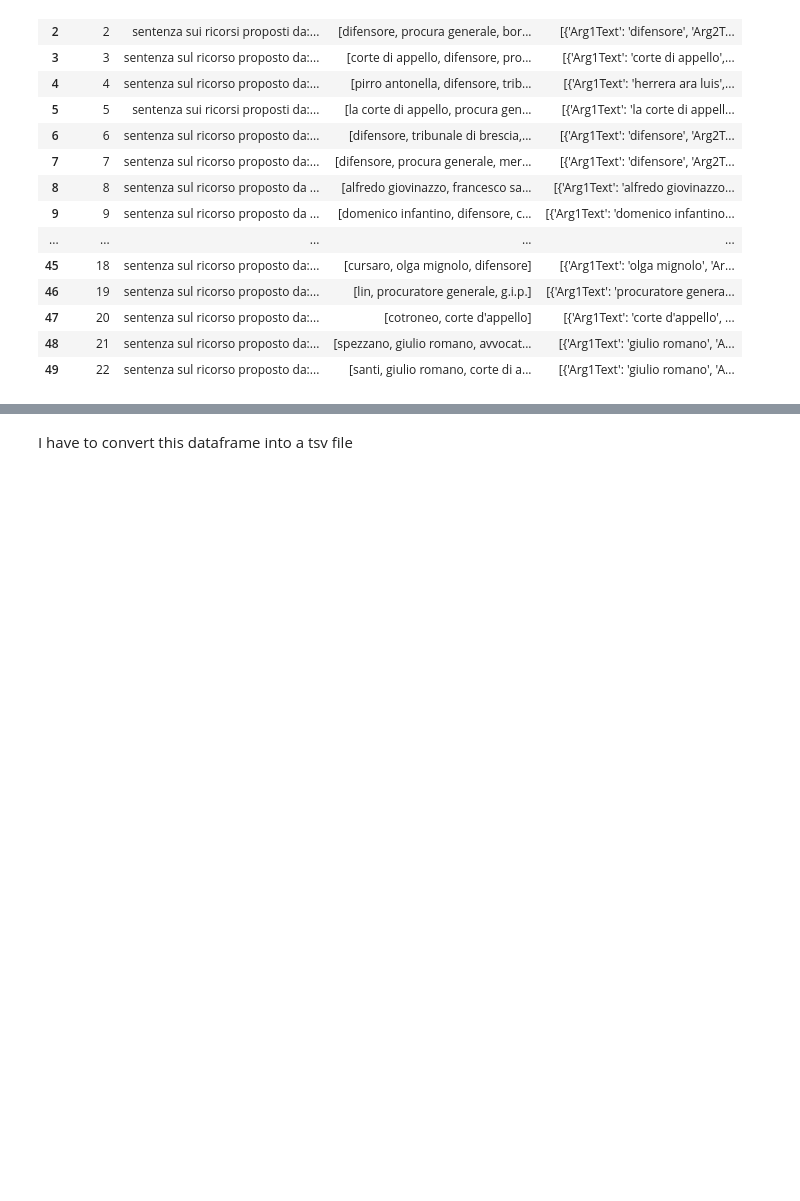
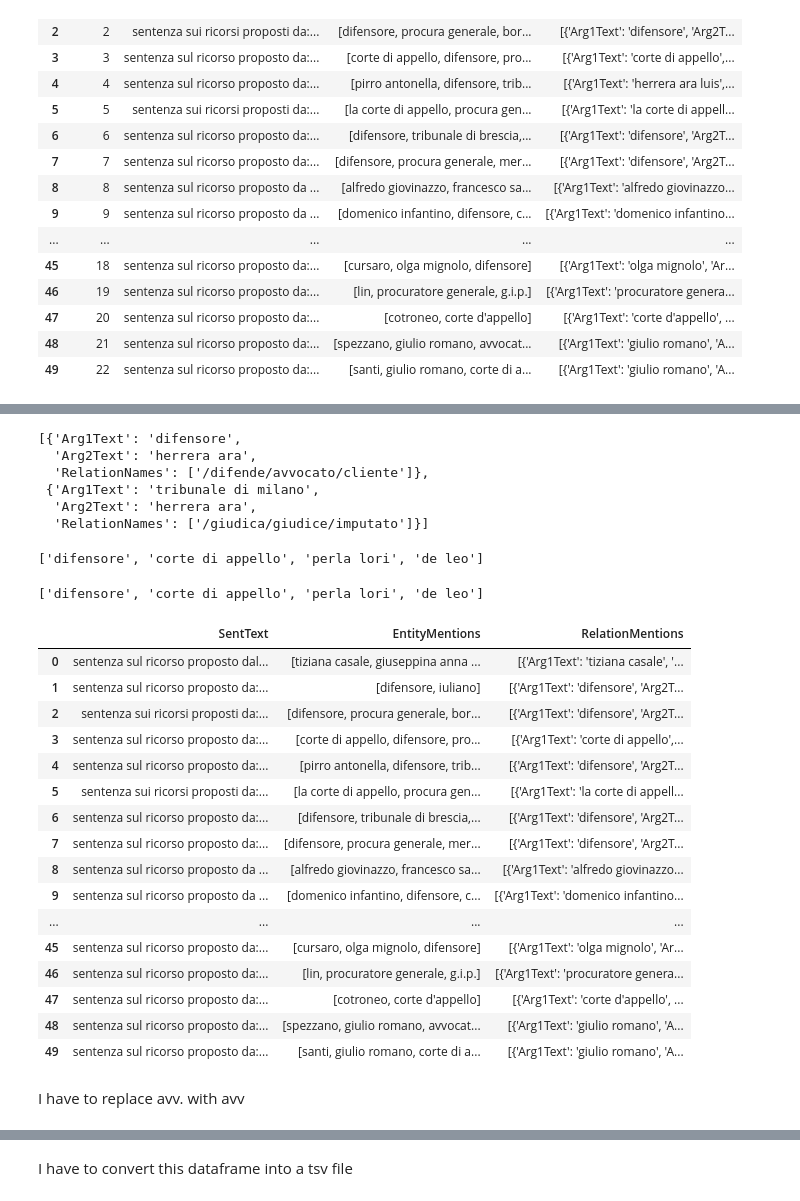
Before and after one commit to Gianpe/NLP_Anonymization, a Jupyter notebook: notebooks/Step2_DataPreparation/DataUnd_DataPrep.ipynb, the cells around one changed output, grey strips where cells are left out. Cells and saved outputs as stored; diff of their text form; code cells hidden in the pictures; blank space fills up the shorter version.

```diff
--- a/notebooks/Step2_DataPreparation/DataUnd_DataPrep.ipynb
+++ b/notebooks/Step2_DataPreparation/DataUnd_DataPrep.ipynb
@@ -258,0 +273,54 @@ data_annotated.drop('SentId',axis = 1, inplace = True)
+# %%
+data_annotated.iloc[4]['RelationMentions'] = data_annotated.iloc[4]['RelationMentions'][1:]
+# %%
+data_annotated.iloc[4]['RelationMentions']
+# %% [output]
+[{'Arg1Text': 'difensore',
+  'Arg2Text': 'herrera ara',
+  'RelationNames': ['/difende/avvocato/cliente']},
+ {'Arg1Text': 'tribunale di milano',
+  'Arg2Text': 'herrera ara',
+  'RelationNames': ['/giudica/giudice/imputato']}]
+# %%
+def remove_repetition(lista):
+    lista_new = []
+    for x in lista:
+        contenuto = []
+        for s in lista:
+            if x != s:
+                contenuto.append(x in s)
+        if not (True in contenuto):
+            lista_new.append(x)
+    return lista_new
+# %%
+remove_repetition(data_annotated.iloc[13]['EntityMentions'])
+# %% [output]
+['difensore', 'corte di appello', 'perla lori', 'de leo']
+# %%
+data_annotated['EntityMentions'] = data_annotated['EntityMentions'].apply(remove_repetition)
+# %%
+data_annotated.iloc[13]['EntityMentions']
+# %% [output]
+['difensore', 'corte di appello', 'perla lori', 'de leo']
+# %%
+data_annotated
+# %% [output]
+|  | SentText | EntityMentions | RelationMentions |
+| 0 | sentenza sul ricorso proposto dal... | [tiziana casale, giuseppina anna ... | [{'Arg1Text': 'tiziana casale', '... |
+| 1 | sentenza sul ricorso proposto da:... | [difensore, iuliano] | [{'Arg1Text': 'difensore', 'Arg2T... |
+| 2 | sentenza sui ricorsi proposti da:... | [difensore, procura generale, bor... | [{'Arg1Text': 'difensore', 'Arg2T... |
+| 3 | sentenza sul ricorso proposto da:... | [corte di appello, difensore, pro... | [{'Arg1Text': 'corte di appello',... |
+| 4 | sentenza sul ricorso proposto da:... | [pirro antonella, difensore, trib... | [{'Arg1Text': 'difensore', 'Arg2T... |
+| 5 | sentenza sui ricorsi proposti da:... | [la corte di appello, procura gen... | [{'Arg1Text': 'la corte di appell... |
+| 6 | sentenza sul ricorso proposto da:... | [difensore, tribunale di brescia,... | [{'Arg1Text': 'difensore', 'Arg2T... |
+| 7 | sentenza sul ricorso proposto da:... | [difensore, procura generale, mer... | [{'Arg1Text': 'difensore', 'Arg2T... |
+| 8 | sentenza sul ricorso proposto da ... | [alfredo giovinazzo, francesco sa... | [{'Arg1Text': 'alfredo giovinazzo... |
+| 9 | sentenza sul ricorso proposto da ... | [domenico infantino, difensore, c... | [{'Arg1Text': 'domenico infantino... |
+| ... | ... | ... | ... |
+| 45 | sentenza sul ricorso proposto da:... | [cursaro, olga mignolo, difensore] | [{'Arg1Text': 'olga mignolo', 'Ar... |
+| 46 | sentenza sul ricorso proposto da:... | [lin, procuratore generale, g.i.p.] | [{'Arg1Text': 'procuratore genera... |
+| 47 | sentenza sul ricorso proposto da:... | [cotroneo, corte d'appello] | [{'Arg1Text': 'corte d'appello', ... |
+| 48 | sentenza sul ricorso proposto da:... | [spezzano, giulio romano, avvocat... | [{'Arg1Text': 'giulio romano', 'A... |
+| 49 | sentenza sul ricorso proposto da:... | [santi, giulio romano, corte di a... | [{'Arg1Text': 'giulio romano', 'A... |
+# %% [markdown]
+I have to replace avv. with avv
```
Also changed, not shown: parts of 21 cells of this notebook, 3 other files.
